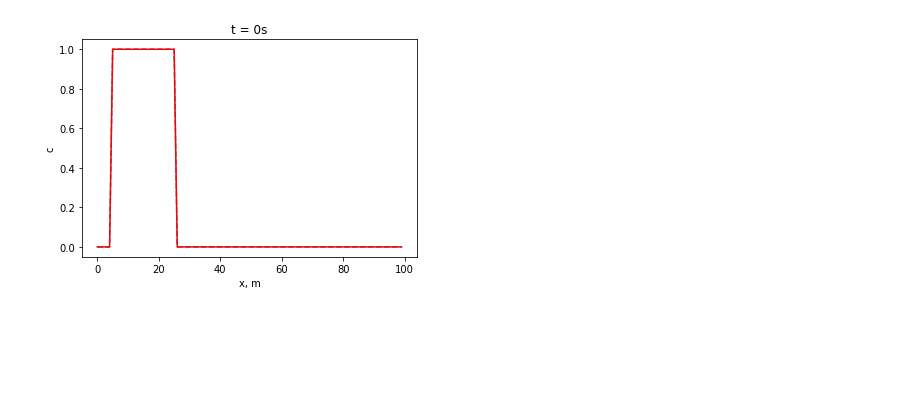
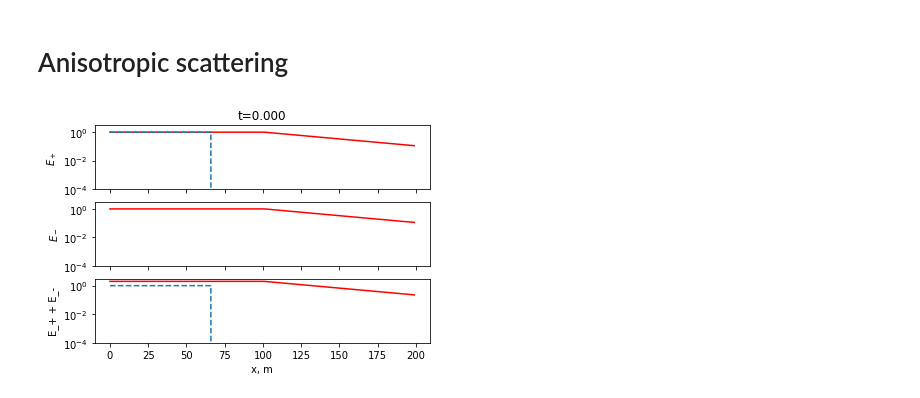
Before and after one commit to tdcwilliams/pywave, a Jupyter notebook: notebooks/energy_transport/energy_transfer_2dirns.ipynb, the cells around one changed output. Saved outputs shown, nothing was run; the diff lists cells and outputs as text; code cells hidden in the pictures; blank space fills up the shorter version.

Commit message:
update notebook - TODO anisotropic scattering giving too much attenuation

```diff
--- a/notebooks/energy_transport/energy_transfer_2dirns.ipynb
+++ b/notebooks/energy_transport/energy_transfer_2dirns.ipynb
@@ -77,17 +7,0 @@ class ETModel(EnergyTransfer2Dirns):
-# %%
-cfl = .9
-dx = 1
-dt = 1
-alpha = .1
-gamma = .1
-c, x0 = cfl*dx/dt, 15 # advect left to right
-# c, x0 = -cfl*dx/dt, 85 # advect right to left
-x = np.arange(100)*dx
-shape = "step"
-# shape = "gaussian"
-kw_init=dict(shape=shape, x0=x0)
-u0 = init_shape(x, **kw_init)
-v0 = np.zeros_like(u0)
-plot_step(x, u0, v0, c, alpha, gamma, 0,  dt, **kw_init)
-# %% [output]
-[figure, removed]
@@ -93,0 +91,29 @@ plot_step(x, u0, v0, c, alpha, gamma, 0,  dt, **kw_init)
+# %%
+cfl = .9
+dx = 1
+dt = 1
+alpha = 1e-2
+gamma = 0
+cg = cfl*dx/dt
+refl = 1
+# %% [markdown]
+# Anisotropic scattering
+# %%
+# no dissipation
+# - implicit solver with smaller time step
+et2d = ET2dirnsManager(
+    dx, dt/10, cg, u_l=1,
+    reflection_coefficient=refl,
+    alpha=alpha,
+    gamma=gamma,
+    nx=200,
+    nt=2000,
+    outdir="figs_aniso_implicit",
+    aniso=True,
+    scheme="lax_wendroff",
+    limiter="superbee",
+    u_correction_scheme="implicit",
+)
+et2d.plot_step(0)
+# %% [output]
+[figure, added]
```
Also changed, not shown: parts of 14 cells of this notebook.
